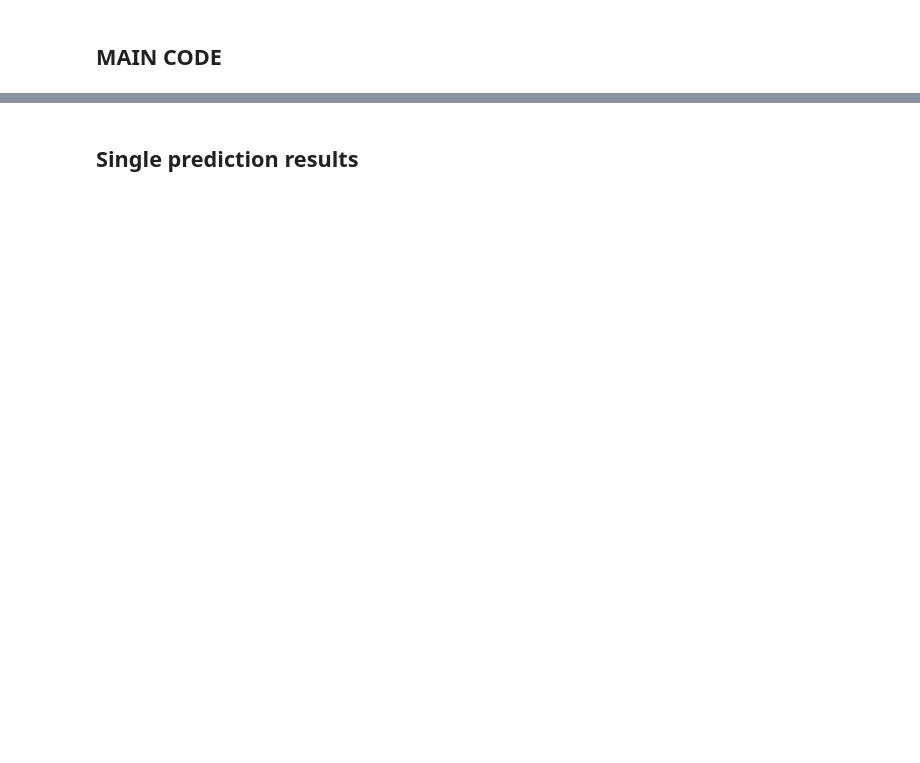
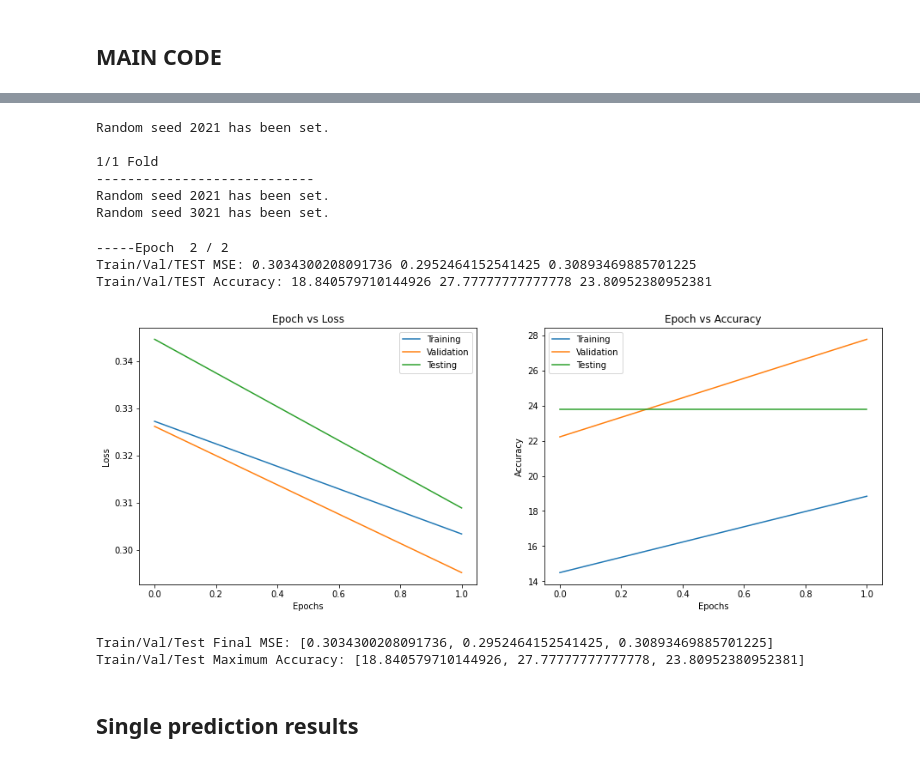
Before and after one commit to kslangewal/CerealTimeKillers, a Jupyter notebook: CerealTimeKillersNet.ipynb, the cells around one changed output, grey strips where cells are left out. Saved outputs shown, nothing was run; the diff lists cells and outputs as text; code cells hidden in the pictures; blank space fills up the shorter version.

```diff
--- a/CerealTimeKillersNet.ipynb
+++ b/CerealTimeKillersNet.ipynb
@@ -677,3 +808,30 @@ Train/Val/TEST Accuracy: 59.42028985507246 27.77777777777778 19.047619047619047
+# %%
+# Model simulation
+# Set random seed for reproducibility
+SEED = 2021
+set_seed(seed = SEED)
+g_seed = torch.Generator()
+g_seed.manual_seed(SEED)
+loss_K, acc_K, param_K, models_K = CerealTimeKillersModelSimulator(args,
+                                                                   TrainDataLoader,
+                                                                   ValDataLoader,
+                                                                   TestDataLoader,
+                                                                   DataSize,
+                                                                   K_fold_train = K_fold_train,
+                                                                   k_folds = k_folds)
+# %% [output]
+Random seed 2021 has been set.
+
+1/1 Fold
+----------------------------
+Random seed 2021 has been set.
+Random seed 3021 has been set.
+-----Epoch  2 / 2
+Train/Val/TEST MSE: 0.3034300208091736 0.2952464152541425 0.30893469885701225
+Train/Val/TEST Accuracy: 18.840579710144926 27.77777777777778 23.80952380952381
+[figure, added]
+Train/Val/Test Final MSE: [0.3034300208091736, 0.2952464152541425, 0.30893469885701225]
+Train/Val/Test Maximum Accuracy: [18.840579710144926, 27.77777777777778, 23.80952380952381]
 # %%
 # Average results from K-folds
 print('Train/Val/Test Average MSE:', list(np.mean(np.array(loss_K), axis = 0)))
```
Also changed, not shown: parts of 10 cells of this notebook.
